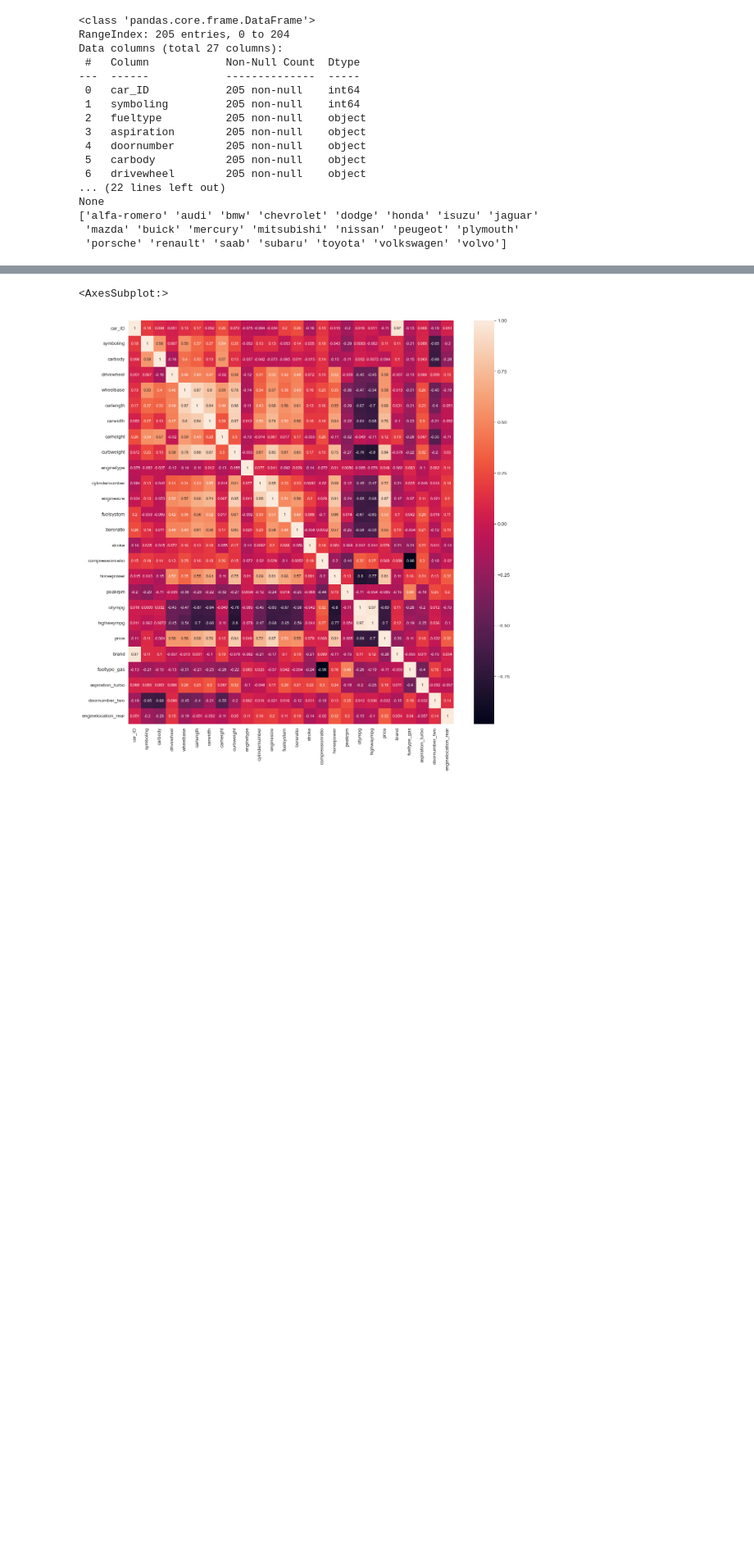
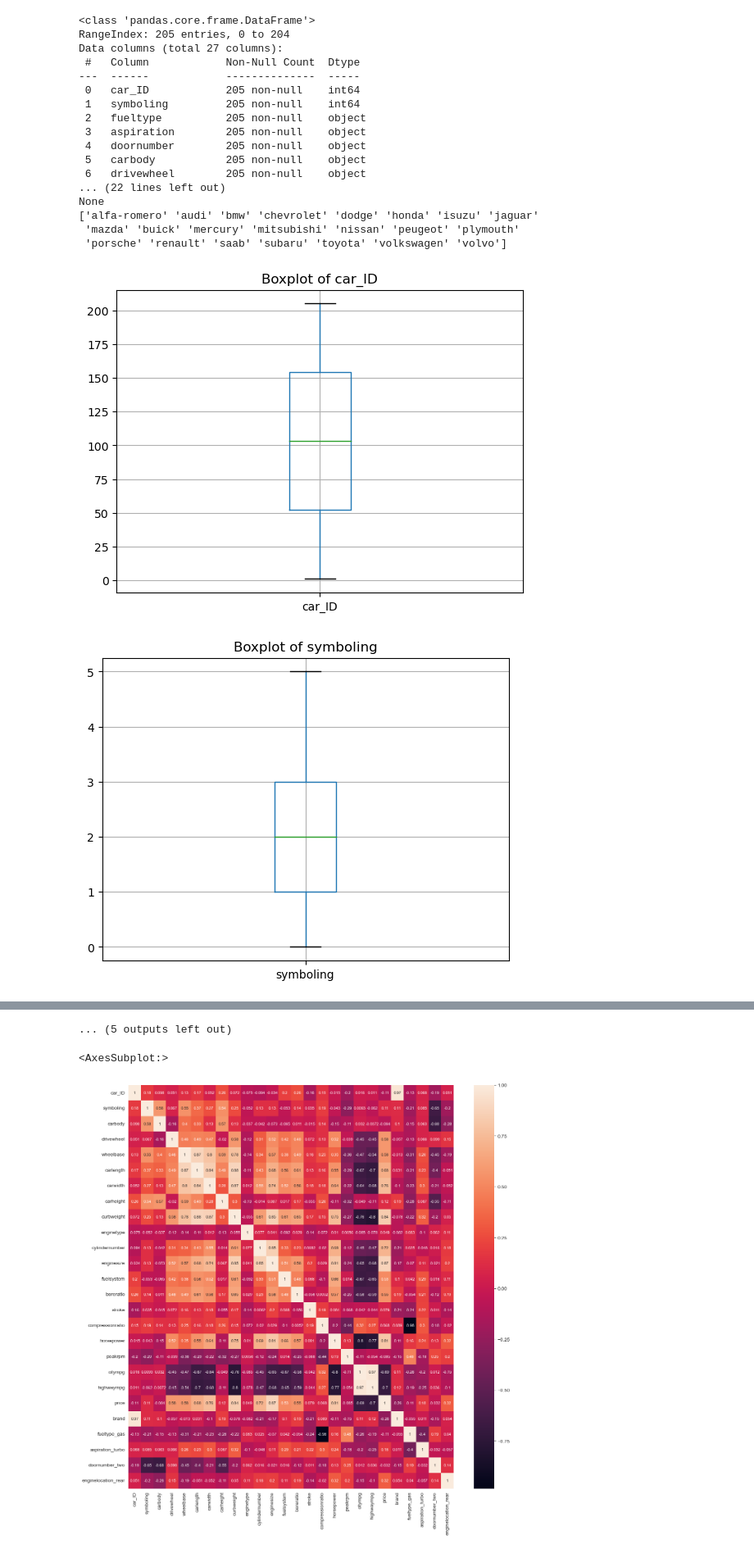
Before and after one commit to KhanhPham12345/Khanh-Data-Analyst-project, a Jupyter notebook: Final_assignment_7_2_2023.ipynb, the cells around one changed output, grey strips where cells are left out. Shown at 82% size. Saved outputs shown, nothing was run; the diff lists cells and outputs as text; code cells hidden in the pictures; blank space fills up the shorter version.

```diff
--- a/Final_assignment_7_2_2023.ipynb
+++ b/Final_assignment_7_2_2023.ipynb
@@ -54,3 +63,18 @@ None
 ['alfa-romero' 'audi' 'bmw' 'chevrolet' 'dodge' 'honda' 'isuzu' 'jaguar'
  'mazda' 'buick' 'mercury' 'mitsubishi' 'nissan' 'peugeot' 'plymouth'
  'porsche' 'renault' 'saab' 'subaru' 'toyota' 'volkswagen' 'volvo']
+# %%
+#Check for outliers
+for col in df.loc[:, df.columns!='brand']:
+    if df[col].dtype in ['int64', 'float64']:
+        # Create a boxplot of the current column
+        df.boxplot(column=col)
+        # Set the title of the plot
+        plt.title('Boxplot of ' + col)
+        # Display the plot
+        plt.show()
+#Summary: There is so many outliers in each sample variable that dropping them could result in lack of data.
+#Suggestion: Keeping the outliers for further steps.
+# %% [output]
+[figure, added]
+[figure, added]
@@ -57,3 +91,4 @@ None
+... (5 outputs left out)
 # %%
 #heatmap between variables
 df2 = df.corr(method ='pearson')
```
Also changed, not shown: parts of 11 cells of this notebook.
